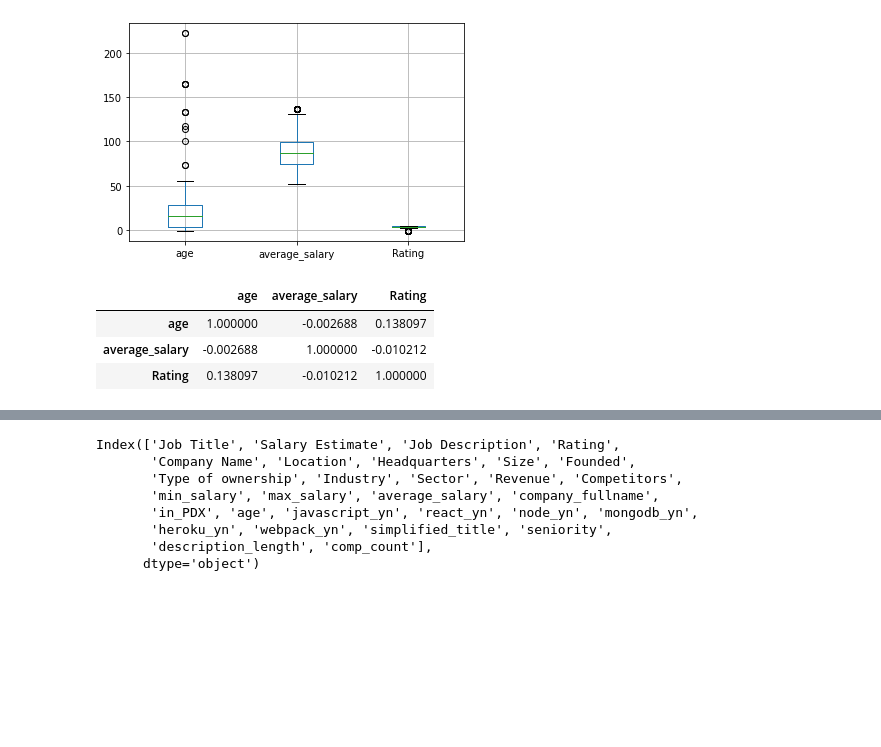
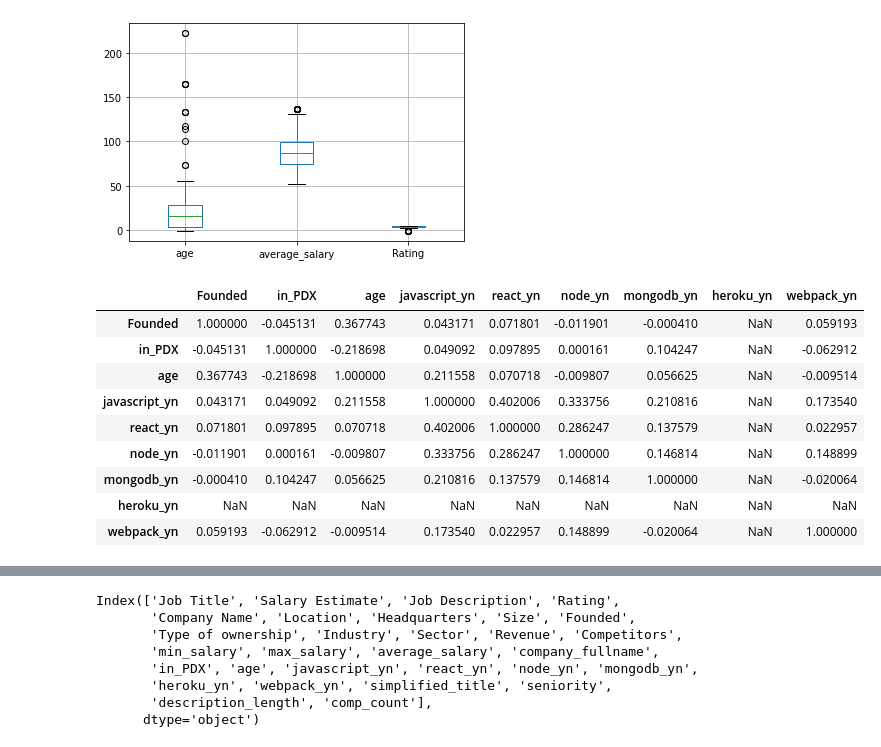
Before and after one commit to AaronEdwardGlenn/alchemy_job_analysis, a Jupyter notebook: alchemy_job_data.ipynb, the cells around one changed output, grey strips where cells are left out. Cells and saved outputs as stored; diff of their text form; code cells hidden in the pictures; blank space fills up the shorter version.

```diff
--- a/alchemy_job_data.ipynb
+++ b/alchemy_job_data.ipynb
@@ -179,12 +179,22 @@ df.boxplot(column = ['age', 'average_salary', 'Rating'])
 # %% [output]
 <AxesSubplot:>
 [figure]
-# %%
-df[['age', 'average_salary', 'Rating']].corr()
-# %% [output]
-|  | age | average_salary | Rating |
-| age | 1.000000 | -0.002688 | 0.138097 |
-| average_salary | -0.002688 | 1.000000 | -0.010212 |
-| Rating | 0.138097 | -0.010212 | 1.000000 |
+# %%
+df[['Location', 'Headquarters', 'Size', 'Founded',
+       'Type of ownership', 'Industry', 'Sector', 'Revenue', 'company_fullname',
+       'in_PDX', 'age', 'javascript_yn', 'react_yn', 'node_yn', 'mongodb_yn',
+       'heroku_yn', 'webpack_yn', 'simplified_title',
+       'seniority']].corr()
+# %% [output]
+|  | Founded | in_PDX | age | javascript_yn | react_yn | node_yn | mongodb_yn | heroku_yn | webpack_yn |
+| Founded | 1.000000 | -0.045131 | 0.367743 | 0.043171 | 0.071801 | -0.011901 | -0.000410 | NaN | 0.059193 |
+| in_PDX | -0.045131 | 1.000000 | -0.218698 | 0.049092 | 0.097895 | 0.000161 | 0.104247 | NaN | -0.062912 |
+| age | 0.367743 | -0.218698 | 1.000000 | 0.211558 | 0.070718 | -0.009807 | 0.056625 | NaN | -0.009514 |
+| javascript_yn | 0.043171 | 0.049092 | 0.211558 | 1.000000 | 0.402006 | 0.333756 | 0.210816 | NaN | 0.173540 |
+| react_yn | 0.071801 | 0.097895 | 0.070718 | 0.402006 | 1.000000 | 0.286247 | 0.137579 | NaN | 0.022957 |
+| node_yn | -0.011901 | 0.000161 | -0.009807 | 0.333756 | 0.286247 | 1.000000 | 0.146814 | NaN | 0.148899 |
+| mongodb_yn | -0.000410 | 0.104247 | 0.056625 | 0.210816 | 0.137579 | 0.146814 | 1.000000 | NaN | -0.020064 |
+| heroku_yn | NaN | NaN | NaN | NaN | NaN | NaN | NaN | NaN | NaN |
+| webpack_yn | 0.059193 | -0.062912 | -0.009514 | 0.173540 | 0.022957 | 0.148899 | -0.020064 | NaN | 1.000000 |
 # %%
 cmap = sns.diverging_palette(220, 10, as_cmap=True)
```
Also changed, not shown: parts of 6 cells of this notebook, 38 other files.
